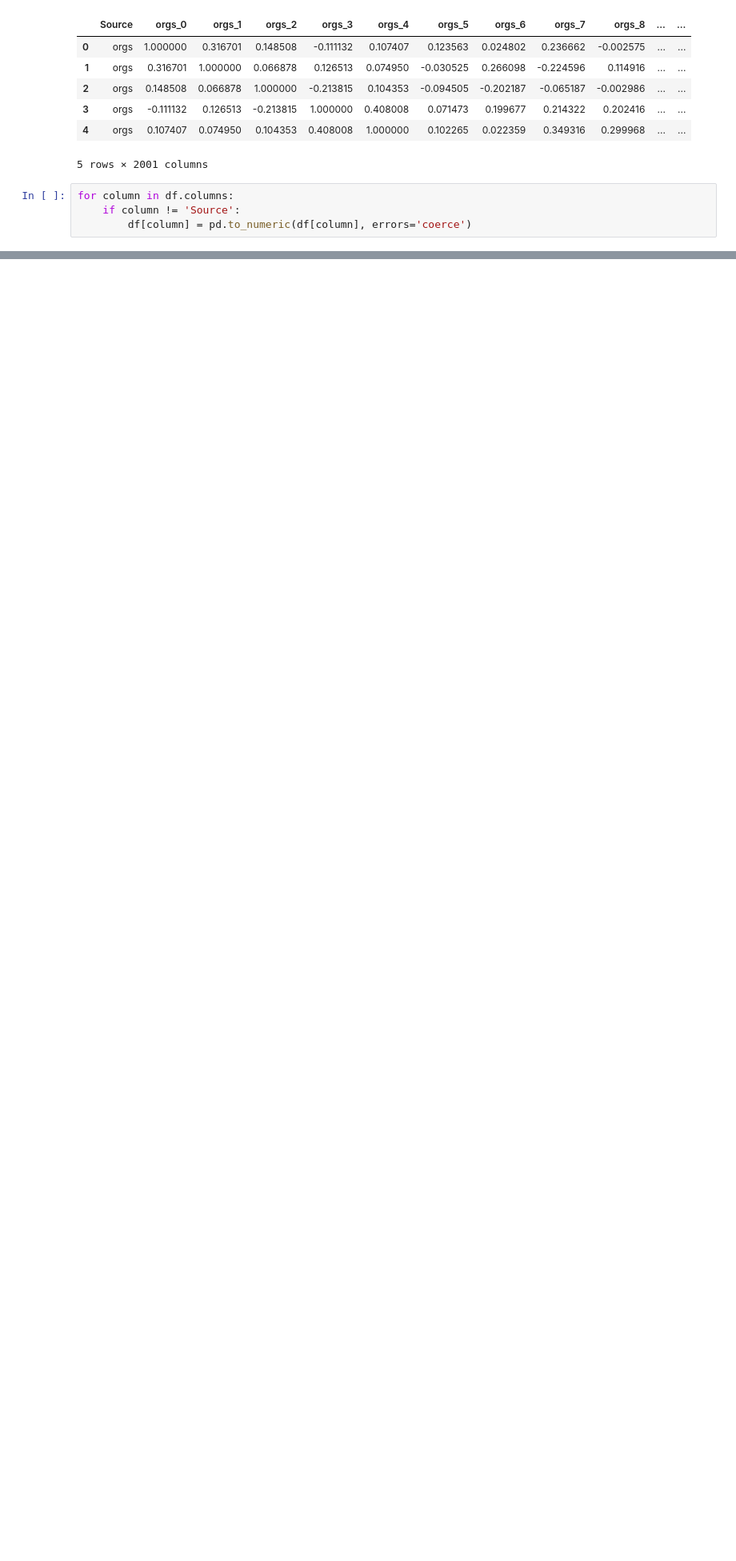
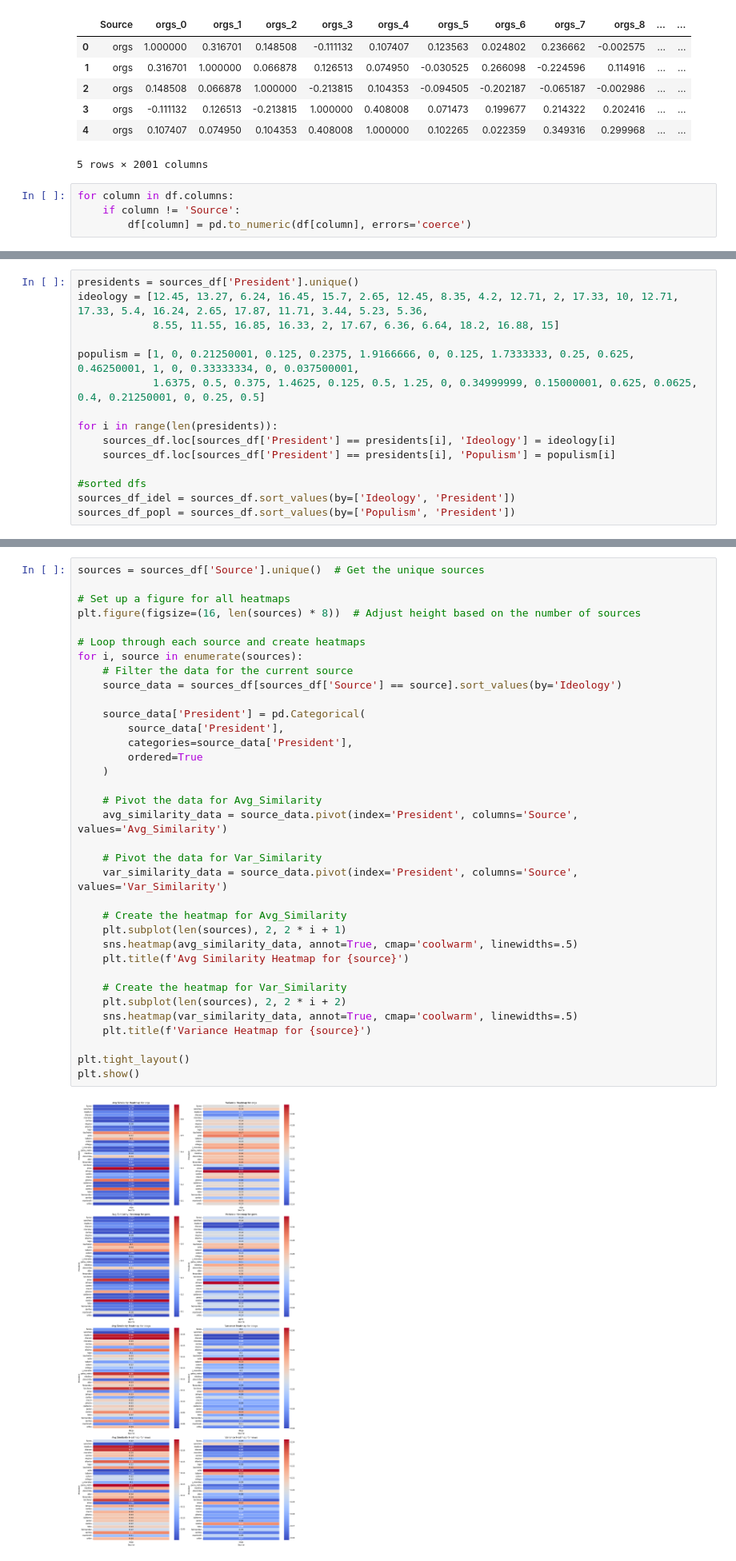
Before and after one commit to alejandrosarria0296/pol-cul-maps-latam, a Jupyter notebook: notebooks/7.sources_span.ipynb, the cells around one changed output, grey strips where cells are left out. Shown at 80% size. Saved outputs shown, nothing was run; the diff lists cells and outputs as text; blank space fills up the shorter version.

```diff
--- a/notebooks/7.sources_span.ipynb
+++ b/notebooks/7.sources_span.ipynb
@@ -153,0 +259,15 @@ plt.show()
+# %%
+presidents = sources_df['President'].unique()
+ideology = [12.45, 13.27, 6.24, 16.45, 15.7, 2.65, 12.45, 8.35, 4.2, 12.71, 2, 17.33, 10, 12.71, 17.33, 5.4, 16.24, 2.65, 17.87, 11.71, 3.44, 5.23, 5.36,
+            8.55, 11.55, 16.85, 16.33, 2, 17.67, 6.36, 6.64, 18.2, 16.88, 15]
+
+populism = [1, 0, 0.21250001, 0.125, 0.2375, 1.9166666, 0, 0.125, 1.7333333, 0.25, 0.625, 0.46250001, 1, 0, 0.33333334, 0, 0.037500001,
+            1.6375, 0.5, 0.375, 1.4625, 0.125, 0.5, 1.25, 0, 0.34999999, 0.15000001, 0.625, 0.0625, 0.4, 0.21250001, 0, 0.25, 0.5]
+
+for i in range(len(presidents)):
+    sources_df.loc[sources_df['President'] == presidents[i], 'Ideology'] = ideology[i]
+    sources_df.loc[sources_df['President'] == presidents[i], 'Populism'] = populism[i]
+
+#sorted dfs
+sources_df_idel = sources_df.sort_values(by=['Ideology', 'President'])
+sources_df_popl = sources_df.sort_values(by=['Populism', 'President'])
@@ -153,0 +278,37 @@ plt.show()
+# %%
+sources = sources_df['Source'].unique()  # Get the unique sources
+
+# Set up a figure for all heatmaps
+plt.figure(figsize=(16, len(sources) * 8))  # Adjust height based on the number of sources
+
+# Loop through each source and create heatmaps
+for i, source in enumerate(sources):
+    # Filter the data for the current source
+    source_data = sources_df[sources_df['Source'] == source].sort_values(by='Ideology')
+
+    source_data['President'] = pd.Categorical(
+        source_data['President'],
+        categories=source_data['President'],
+        ordered=True
+    )
+
+    # Pivot the data for Avg_Similarity
+    avg_similarity_data = source_data.pivot(index='President', columns='Source', values='Avg_Similarity')
+
+    # Pivot the data for Var_Similarity
+    var_similarity_data = source_data.pivot(index='President', columns='Source', values='Var_Similarity')
+
+    # Create the heatmap for Avg_Similarity
+    plt.subplot(len(sources), 2, 2 * i + 1)
+    sns.heatmap(avg_similarity_data, annot=True, cmap='coolwarm', linewidths=.5)
+    plt.title(f'Avg Similarity Heatmap for {source}')
+
+    # Create the heatmap for Var_Similarity
+    plt.subplot(len(sources), 2, 2 * i + 2)
+    sns.heatmap(var_similarity_data, annot=True, cmap='coolwarm', linewidths=.5)
+    plt.title(f'Variance Heatmap for {source}')
+
+plt.tight_layout()
+plt.show()
+# %% [output]
+[figure, added]
```
Also changed, not shown: parts of 23 cells of this notebook, 7 other files.
